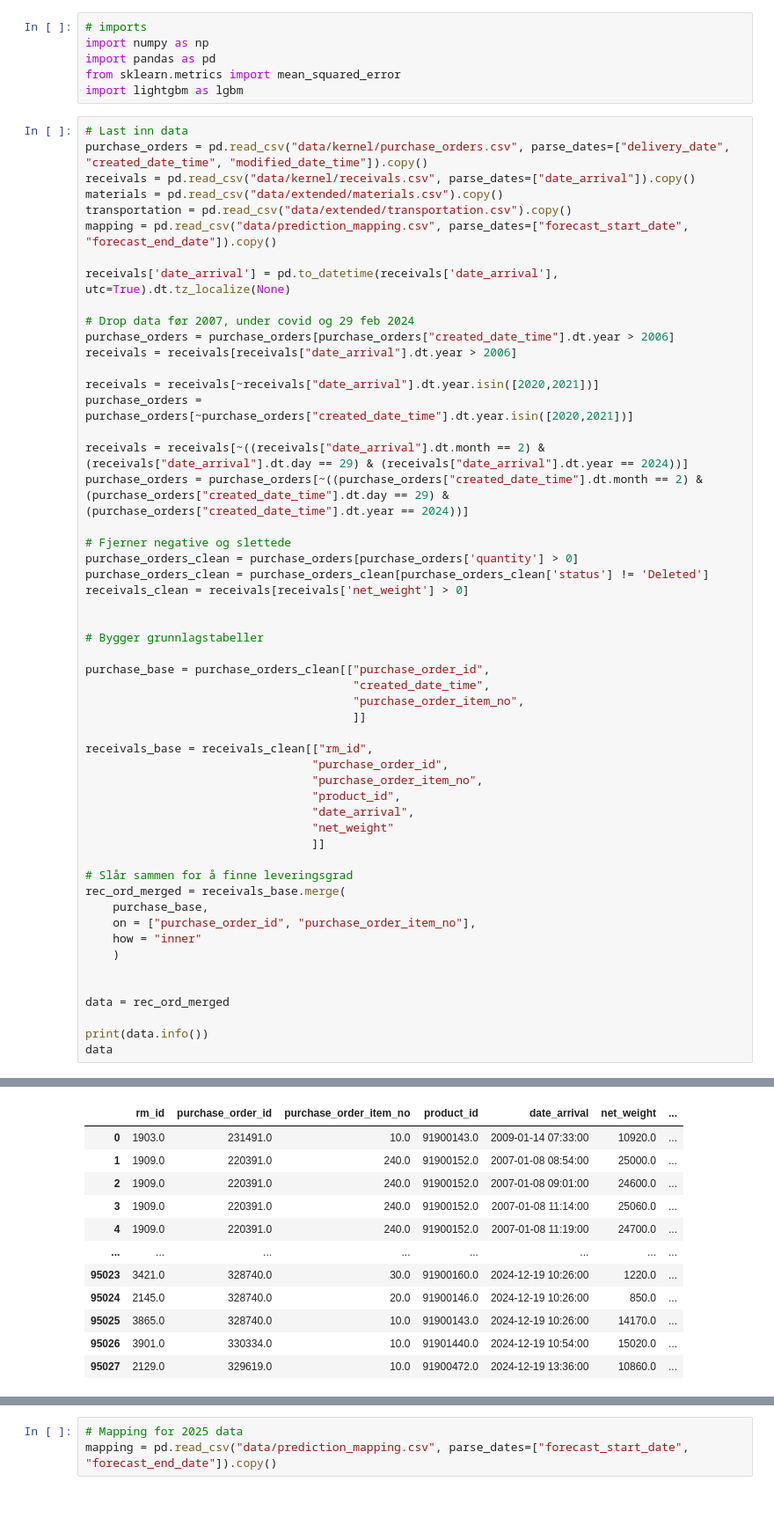
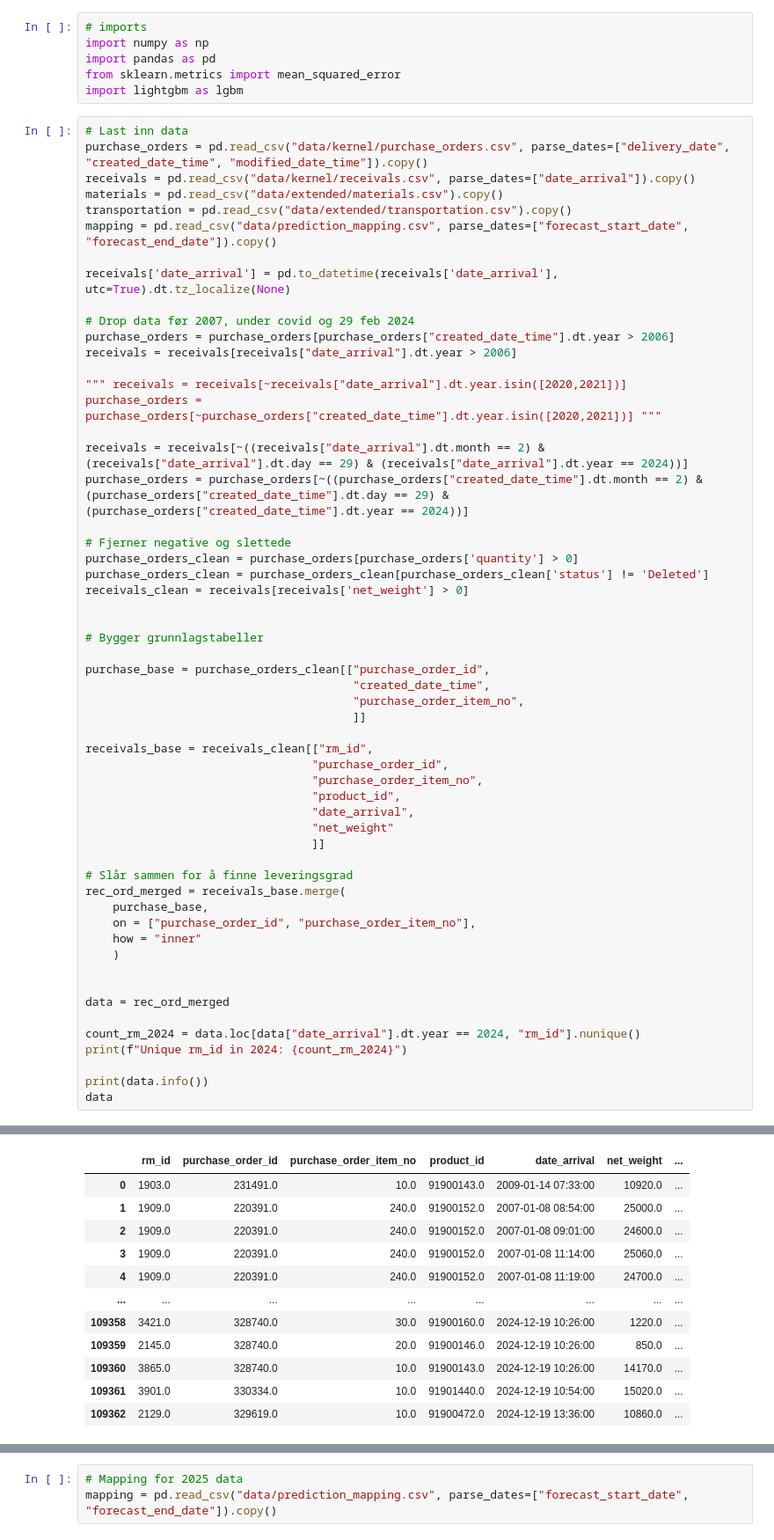
Before and after one commit to KristianLarsen01/MMLIP, a Jupyter notebook: test.ipynb, the cells around one changed output, grey strips where cells are left out. Shown at 88% size. Saved outputs shown, nothing was run; the diff lists cells and outputs as text; blank space fills up the shorter version.

```diff
--- a/test.ipynb
+++ b/test.ipynb
@@ -18,8 +18,8 @@ receivals['date_arrival'] = pd.to_datetime(receivals['date_arrival'], utc=True).
 purchase_orders = purchase_orders[purchase_orders["created_date_time"].dt.year > 2006]
 receivals = receivals[receivals["date_arrival"].dt.year > 2006]
 
-receivals = receivals[~receivals["date_arrival"].dt.year.isin([2020,2021])]
-purchase_orders = purchase_orders[~purchase_orders["created_date_time"].dt.year.isin([2020,2021])]
+""" receivals = receivals[~receivals["date_arrival"].dt.year.isin([2020,2021])]
+purchase_orders = purchase_orders[~purchase_orders["created_date_time"].dt.year.isin([2020,2021])] """
 
 receivals = receivals[~((receivals["date_arrival"].dt.month == 2) & (receivals["date_arrival"].dt.day == 29) & (receivals["date_arrival"].dt.year == 2024))]
 purchase_orders = purchase_orders[~((purchase_orders["created_date_time"].dt.month == 2) & (purchase_orders["created_date_time"].dt.day == 29) & (purchase_orders["created_date_time"].dt.year == 2024))]
@@ -55,6 +55,9 @@ rec_ord_merged = receivals_base.merge(
 
 data = rec_ord_merged
 
+count_rm_2024 = data.loc[data["date_arrival"].dt.year == 2024, "rm_id"].nunique()
+print(f"Unique rm_id in 2024: {count_rm_2024}")
+
 print(data.info())
 data
 # %% [output]
@@ -75,13 +79,13 @@ memory usage: 5.1 MB
 None
 |  | rm_id | purchase_order_id | purchase_order_item_no | product_id | date_arrival | net_weight | ... |
 | 0 | 1903.0 | 231491.0 | 10.0 | 91900143.0 | 2009-01-14 07:33:00 | 10920.0 | ... |
 | 1 | 1909.0 | 220391.0 | 240.0 | 91900152.0 | 2007-01-08 08:54:00 | 25000.0 | ... |
 | 2 | 1909.0 | 220391.0 | 240.0 | 91900152.0 | 2007-01-08 09:01:00 | 24600.0 | ... |
 | 3 | 1909.0 | 220391.0 | 240.0 | 91900152.0 | 2007-01-08 11:14:00 | 25060.0 | ... |
 | 4 | 1909.0 | 220391.0 | 240.0 | 91900152.0 | 2007-01-08 11:19:00 | 24700.0 | ... |
 | ... | ... | ... | ... | ... | ... | ... | ... |
-| 95023 | 3421.0 | 328740.0 | 30.0 | 91900160.0 | 2024-12-19 10:26:00 | 1220.0 | ... |
-| 95024 | 2145.0 | 328740.0 | 20.0 | 91900146.0 | 2024-12-19 10:26:00 | 850.0 | ... |
-| 95025 | 3865.0 | 328740.0 | 10.0 | 91900143.0 | 2024-12-19 10:26:00 | 14170.0 | ... |
-| 95026 | 3901.0 | 330334.0 | 10.0 | 91901440.0 | 2024-12-19 10:54:00 | 15020.0 | ... |
-| 95027 | 2129.0 | 329619.0 | 10.0 | 91900472.0 | 2024-12-19 13:36:00 | 10860.0 | ... |
+| 109358 | 3421.0 | 328740.0 | 30.0 | 91900160.0 | 2024-12-19 10:26:00 | 1220.0 | ... |
+| 109359 | 2145.0 | 328740.0 | 20.0 | 91900146.0 | 2024-12-19 10:26:00 | 850.0 | ... |
+| 109360 | 3865.0 | 328740.0 | 10.0 | 91900143.0 | 2024-12-19 10:26:00 | 14170.0 | ... |
+| 109361 | 3901.0 | 330334.0 | 10.0 | 91901440.0 | 2024-12-19 10:54:00 | 15020.0 | ... |
+| 109362 | 2129.0 | 329619.0 | 10.0 | 91900472.0 | 2024-12-19 13:36:00 | 10860.0 | ... |
```
Also changed, not shown: parts of 10 cells of this notebook, 3 other files.
